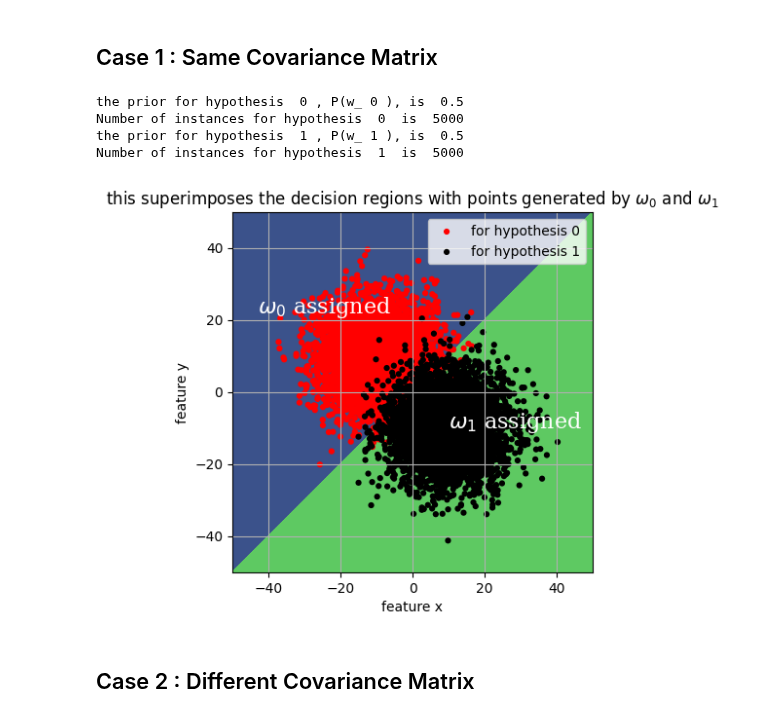
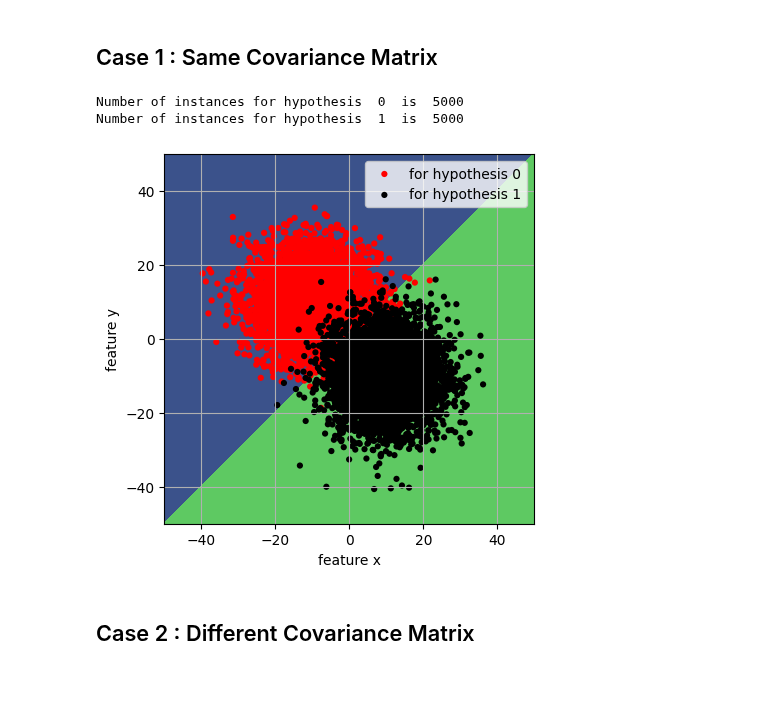
Before and after one commit to khetansarvesh/Tabular-Cross-Sectional-Modelling, a Jupyter notebook: modelling/classification/BayesAlgorithm.ipynb, the cells around one changed output. Saved outputs shown, nothing was run; the diff lists cells and outputs as text; code cells hidden in the pictures; blank space fills up the shorter version.

```diff
--- a/modelling/classification/BayesAlgorithm.ipynb
+++ b/modelling/classification/BayesAlgorithm.ipynb
@@ -13,5 +13,28 @@ N = 2     # since this is a binary class classification problem hence 2
 xx, yy = np.meshgrid(np.arange(-50, 50, .1),np.arange(-50, 50, .1))
 # %% [markdown]
 # **Training**
+# %%
+def cal_class_prob_value(prob,  # scalar
+                                 mean,  # vector
+                                 sigma, # matrix
+                                 feature1,
+                                 feature2):
+  term1 = np.log(prob)
+  term2 = 0.5 * np.log(np.linalg.det(sigma))
+  term3 = np.square(feature1 - mean[0])/(2*sigma[0,0]) + np.square(feature2 - mean[1])/(2*sigma[1,1])
+  return term1 - term2 - term3
+# %%
+def bayes(feature1, feature2, prob, N, Sigma, Mu_x, Mu_y) :
+
+  # calculating the discriminant value
+  class_1_p = cal_class_prob_value(prob[0], np.array([Mu_x[0], Mu_y[0]]) ,Sigma[0], feature1, feature2)
+  class_2_p = cal_class_prob_value(prob[1], np.array([Mu_x[1], Mu_y[1]]) ,Sigma[1], feature1, feature2)
+
+  # making comparision, whichever is greater assigning them that class
+  h = 0*feature1
+  h[class_1_p > class_2_p] = 1
+  h[class_1_p <= class_2_p] = 2
+
+  return h
 # %% [markdown]
 # **Inference**
@@ -65,9 +65,6 @@ def plotter(xx, yy, h, N, prob, Mu_x, Mu_y, Sigma):
   plt.legend(proxy, legend_labels)
   plt.xlabel('feature x')
   plt.ylabel('feature y')
-
-  if N == 2:
-    plt.title('this superimposes the decision regions with points generated by $\omega_0$ and $\omega_1$')
   plt.grid()
 
 
@@ -79,8 +76,6 @@ def plotter(xx, yy, h, N, prob, Mu_x, Mu_y, Sigma):
   num_instances = 10000
   for i in np.arange(N):
 
-    print("the prior for hypothesis ",i,", P(w_",i,"), is ",prob[i])
-
     # creating datapoints
     MM = int(np.round(prob[i]*10000))
     x = np.random.normal(Mu_x[i], np.sqrt(Sigma[i][0,0]), (MM))
@@ -88,7 +83,7 @@ def plotter(xx, yy, h, N, prob, Mu_x, Mu_y, Sigma):
     features= np.vstack((x,y))
 
     # calculate no. of misclassifications!!
-    predictions = core_algo(x, y, prob, N, Sigma, Mu_x, Mu_y)
+    predictions = bayes(x, y, prob, N, Sigma, Mu_x, Mu_y)
     count = 0
 
     if i == 0: # actual class = 1 / misclass = 2
@@ -120,14 +115,6 @@ def plotter(xx, yy, h, N, prob, Mu_x, Mu_y, Sigma):
       )
     plt.legend()
 
-  font = {'family': 'serif',
-        'color':  'white',
-        'weight': 'normal',
-        'size': 16}
-  if N == 2:
-    plt.text(-43, 22, r'$\omega_0$ assigned', fontdict=font)
-    plt.text(10, -10, r'$\omega_1$ assigned', fontdict=font)
-
   ax = plt.gca()                 # This blotch of code forces the graph's aspect ratio to be square
   ax.set_aspect('equal', adjustable='box')
   plt.draw()
@@ -137,19 +124,17 @@ def plotter(xx, yy, h, N, prob, Mu_x, Mu_y, Sigma):
 # %%
 prob = np.array([0.5,0.5])
 Mu_x, Mu_y = np.array([-10,10]), np.array([10,-10])
 
 Sigma = np.empty(N, dtype ='object')
 Sigma[0] = np.diag((60, 60))
 Sigma[1] = np.diag((60, 60))
 
-h = core_algo(xx, yy, prob, N, Sigma, Mu_x, Mu_y)
+h = bayes(xx, yy, prob, N, Sigma, Mu_x, Mu_y)
 misclassification, class_count = plotter(xx, yy, h, N, prob, Mu_x, Mu_y, Sigma)
 # %% [output]
-the prior for hypothesis  0 , P(w_ 0 ), is  0.5
 Number of instances for hypothesis  0  is  5000
-the prior for hypothesis  1 , P(w_ 1 ), is  0.5
 Number of instances for hypothesis  1  is  5000
-[figure, old version]
+[figure, new version]
 # %% [markdown]
 ## Case 2 : Different Covariance Matrix
 # %%
```
Also changed, not shown: parts of 3 cells of this notebook.
